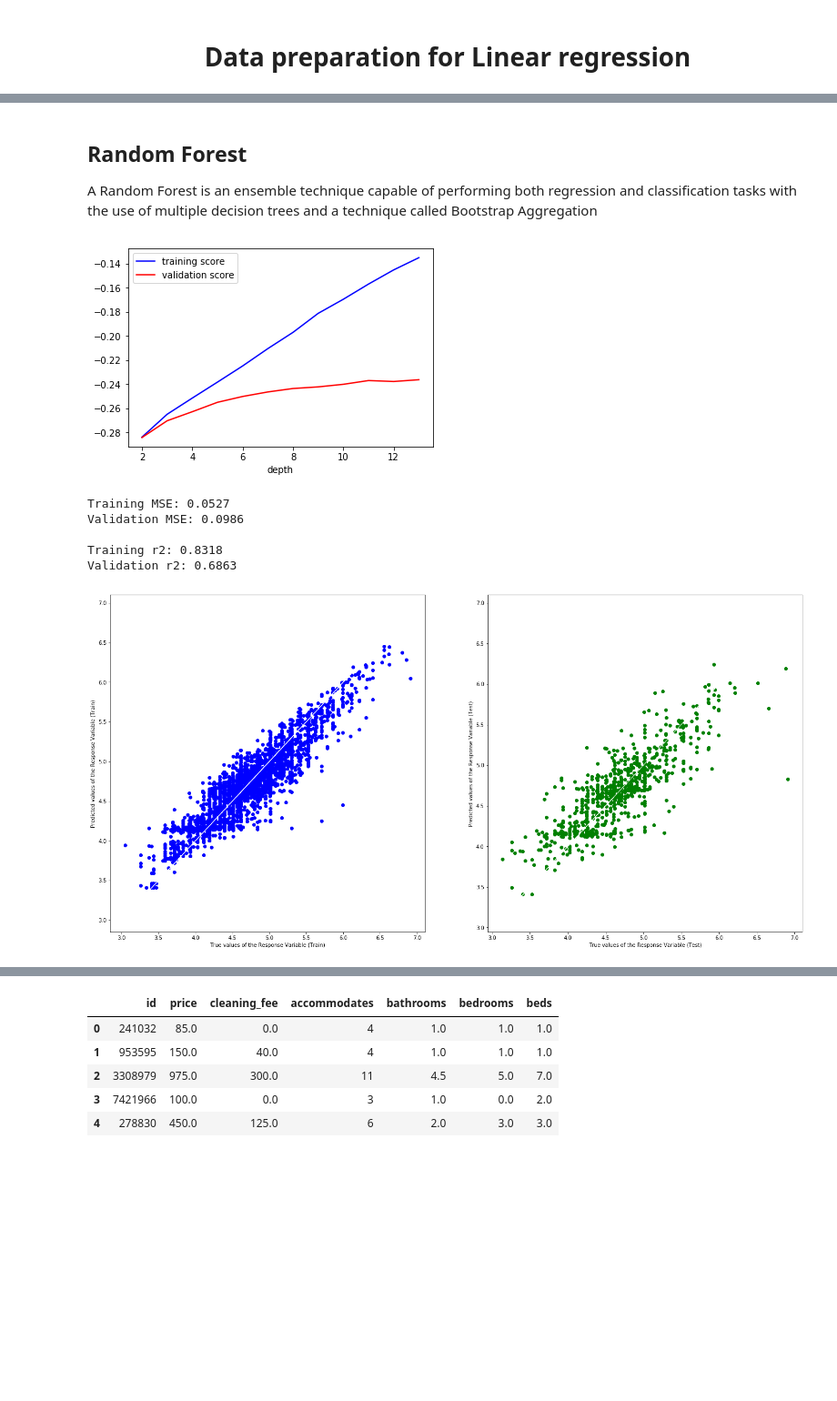
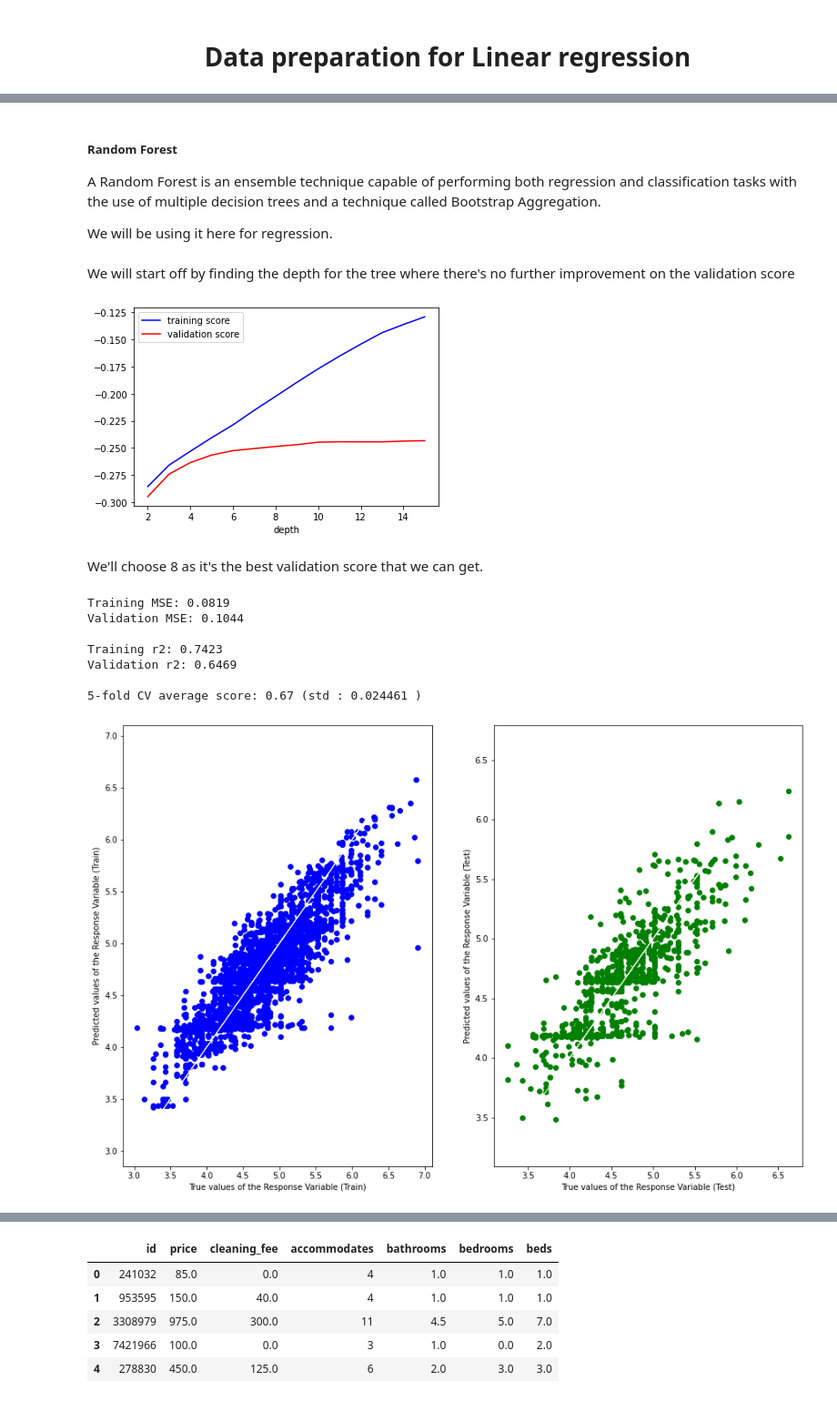
Before and after one commit to kennyvoo/CS1015_Mini_Project, a Jupyter notebook: DSAI_FST03_FinalCode.ipynb, the cells around one changed output, grey strips where cells are left out. Shown at 91% size. Cells and saved outputs as stored; diff of their text form; code cells hidden in the pictures; blank space fills up the shorter version.

```diff
--- a/DSAI_FST03_FinalCode.ipynb
+++ b/DSAI_FST03_FinalCode.ipynb
@@ -368,0 +558,7 @@ Strong linear relationship between median price and number of guests.
+# %%
+f,axes = plt.subplots(1,2,figsize=(10,8))
+features_to_check= ["room_type","property_type"]
+col=0
+for item in features_to_check:
+  sb.boxplot(x=cleaned_data[item],y=cleaned_data["price"],ax=axes[col]).set_title( item)
+  col+=1
@@ -525,6 +837,6 @@ Index(['id', 'neighbourhood_group_cleansed', 'zipcode', 'latitude',
 # %%
-regression_variables = ['price',"guests_included", 'neighbourhood_group_cleansed', 'property_type', 'room_type','security_deposit', 'cleaning_fee', 'accommodates', 'bathrooms', 'bedrooms', 'beds']
-amenities_cols = ["Laundry","TV","Parking","Family_friendly","Pets_friendly","Elevator","Security","Air_conditioning","24-Hour_Check-in","Gym"]
+regression_variables = ['price',"guests_included", 'neighbourhood_group_cleansed', 'room_type', 'cleaning_fee', 'accommodates', 'bathrooms', 'bedrooms', 'beds']
+amenities_cols = ["TV","Family_friendly","Pets_friendly","Elevator","Air_conditioning","Gym"]
 
 regression_data = cleaned_data[regression_variables+amenities_cols]
 
@@ -566,6 +878,5 @@ transformed_df
 # %%
-
-numerical_columns = ['accommodates', 'bathrooms', "bedrooms","beds","guests_included",'cleaning_fee', 'price', 'security_deposit']
+numerical_columns = ['accommodates', 'bathrooms', "bedrooms","beds","guests_included",'cleaning_fee', 'price']
 # %%
 f,axes=plt.subplots(2,4,figsize=(20,20))
 r=0
@@ -714,13 +1040,15 @@ import xgboost as xgb
 from xgboost import plot_importance
 from sklearn.metrics import explained_variance_score, mean_squared_error, r2_score
 
+# Declaration and Initiation of ML Model
 xgb_reg = xgb.XGBRegressor(base_score=0.5, booster='gbtree', colsample_bylevel=1,
        colsample_bynode=1, colsample_bytree=1, gamma=0,
        importance_type='gain', learning_rate=0.1, max_delta_step=0,
-       max_depth=3, min_child_weight=1, missing=None, n_estimators=100,
+       max_depth=3, min_child_weight=1, missing=None, n_estimators=200,
        n_jobs=1, nthread=None, objective='reg:squarederror', random_state=0,
        reg_alpha=0, reg_lambda=1, scale_pos_weight=1, seed=None,
        silent=None, subsample=1, verbosity=1)
+# Fit the model
 xgb_reg.fit(X_train, y_train)
 training_preds_xgb_reg = xgb_reg.predict(X_train)
 val_preds_xgb_reg = xgb_reg.predict(X_test)
@@ -731,7 +1059,12 @@ print("Validation MSE:", round(mean_squared_error(y_test, val_preds_xgb_reg),4))
 print("\nTraining r2:", round(r2_score(y_train, training_preds_xgb_reg),4))
 print("Validation r2:", round(r2_score(y_test, val_preds_xgb_reg),4))
 
-f, axes = plt.subplots(1, 2, figsize=(24, 12))
+kfold = KFold(n_splits=5, shuffle=True)
+kf_cv_scores = cross_val_score(xgb_reg, X, y, cv=kfold )
+print("\n5-fold CV average score: %.2f (std : %2f )"  % (kf_cv_scores.mean(),kf_cv_scores.std()))
+
+
+f, axes = plt.subplots(1, 2, figsize=(15, 10))
 axes[0].scatter(y_train, training_preds_xgb_reg, color = "blue")
 axes[0].plot(y_train, y_train, 'w-', linewidth = 1)
 axes[0].set_xlabel("True values of the Response Variable (Train)")
@@ -802,10 +1144,17 @@ From XGBoost model, room_type_Entire home/apt, bedrooms, bathrooms, accomodates
 # %% [markdown]
-## Random Forest
-A Random Forest is an ensemble technique capable of performing both regression and classification tasks with the use of multiple decision trees and a technique called Bootstrap Aggregation
+##### **Random Forest**
+A Random Forest is an ensemble technique capable of performing both regression and classification tasks with the use of multiple decision trees and a technique called Bootstrap Aggregation.
+
+We will be using it here for regression.
+# %% [markdown]
+We will start off by finding the depth for the tree where there's no further improvement on the validation score
 # %%
 from sklearn.model_selection import validation_curve
-model = RandomForestRegressor(n_estimators=100)
-depth = [2, 3, 4,5,6,7,8,9,10,11,12,13]#try thisvariety of parameters for model
+from sklearn.ensemble import RandomForestRegressor
+
+
+model = RandomForestRegressor(n_estimators=200)
+depth = [2, 3, 4,5,6,7,8,9,10,11,12,13,14,15]#try thisvariety of parameters for model
 train_score, val_score = validation_curve(
  model, X_train, y_train,
  param_name='max_depth', param_range=depth,
@@ -815,37 +1164,47 @@ plt.plot(depth, np.median(val_score, 1), color='red', label='validation score')
 plt.legend(loc='best')
 plt.xlabel('depth');
 # %% [output]
-[figure, old version]
+[figure, new version]
+# %% [markdown]
+We'll choose 8 as it's the best validation score that we can get.
 # %%
 from sklearn.ensemble import RandomForestRegressor
-forest = RandomForestRegressor(n_estimators=500,
-                               max_depth=10,
+# Declare and initiate the ML model
+forest = RandomForestRegressor(n_estimators=200,
+                               max_depth=7,
                                criterion='mse',
                                random_state=3,
                                n_jobs=-1)
 forest.fit(X_train, y_train)
 y_train_pred = forest.predict(X_train)
 y_test_pred = forest.predict(X_test)
 
 print("\nTraining MSE:", round(mean_squared_error(y_train, y_train_pred),4))
 print("Validation MSE:", round(mean_squared_error(y_test, y_test_pred),4))
 print("\nTraining r2:", round(r2_score(y_train, y_train_pred),4))
 print("Validation r2:", round(r2_score(y_test, y_test_pred),4))
 
-f, axes = plt.subplots(1, 2, figsize=(24, 12))
+kfold = KFold(n_splits=5, shuffle=True)
+kf_cv_scores = cross_val_score(forest, X, y, cv=kfold )
+print("\n5-fold CV average score: %.2f (std : %2f )"  % (kf_cv_scores.mean(),kf_cv_scores.std()))
+
+
+f, axes = plt.subplots(1, 2, figsize=(15, 10))
 axes[0].scatter(y_train, y_train_pred, color = "blue")
 axes[0].plot(y_train, y_train, 'w-', linewidth = 1)
 axes[0].set_xlabel("True values of the Response Variable (Train)")
 axes[0].set_ylabel("Predicted values of the Response Variable (Train)")
 axes[1].scatter(y_test, y_test_pred, color = "green")
 axes[1].plot(y_test, y_test, 'w-', linewidth = 1)
 axes[1].set_xlabel("True values of the Response Variable (Test)")
 axes[1].set_ylabel("Predicted values of the Response Variable (Test)")
 plt.show()
 # %% [output]
-Training MSE: 0.0527
-Validation MSE: 0.0986
+Training MSE: 0.0819
+Validation MSE: 0.1044
 
-Training r2: 0.8318
-Validation r2: 0.6863
+Training r2: 0.7423
+Validation r2: 0.6469
+
+5-fold CV average score: 0.67 (std : 0.024461 )
-[figure, old version]
+[figure, new version]
```
Also changed, not shown: parts of 156 cells of this notebook.
